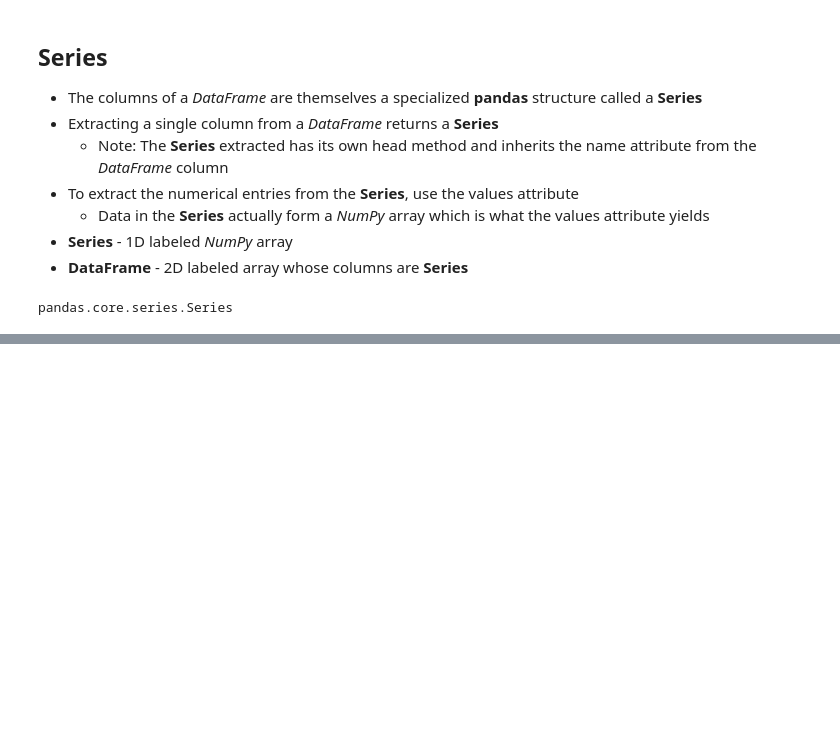
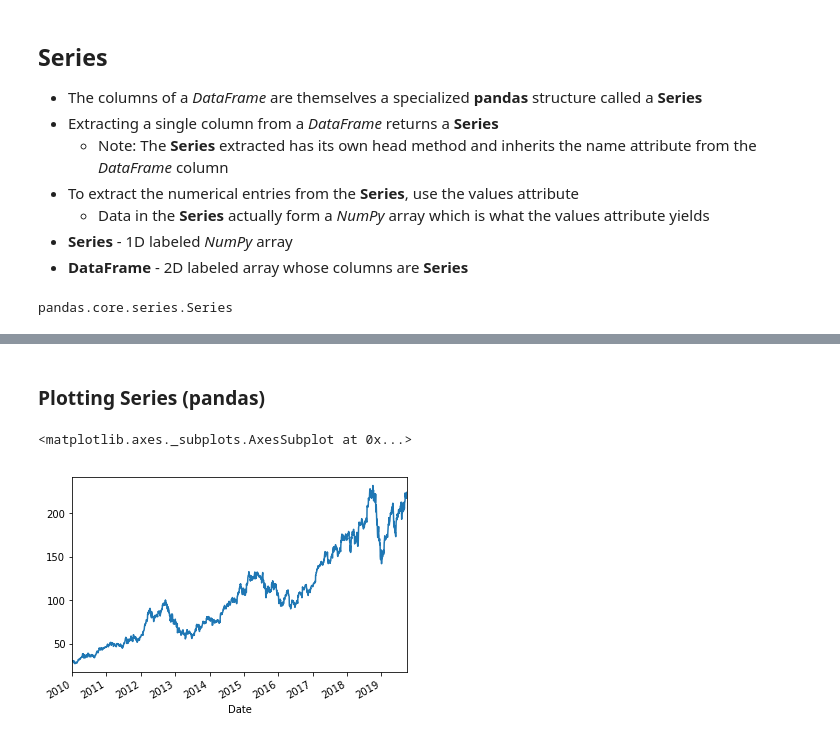
Before and after one commit to Rion5/Python_Data_Science, a Jupyter notebook: pandas/pandas_Foundations/pandas_Common_Commands.ipynb, the cells around one changed output, grey strips where cells are left out. Saved outputs shown, nothing was run; the diff lists cells and outputs as text; code cells hidden in the pictures; blank space fills up the shorter version.

```diff
--- a/pandas/pandas_Foundations/pandas_Common_Commands.ipynb
+++ b/pandas/pandas_Foundations/pandas_Common_Commands.ipynb
@@ -79,0 +113,8 @@ pandas.core.series.Series
+# %% [markdown]
+### Plotting Series (pandas)
+# %%
+# Plots Series directly
+close_series.plot()
+# %% [output]
+<matplotlib.axes._subplots.AxesSubplot at 0x...>
+[figure, added]
```
Also changed, not shown: parts of 18 cells of this notebook.
